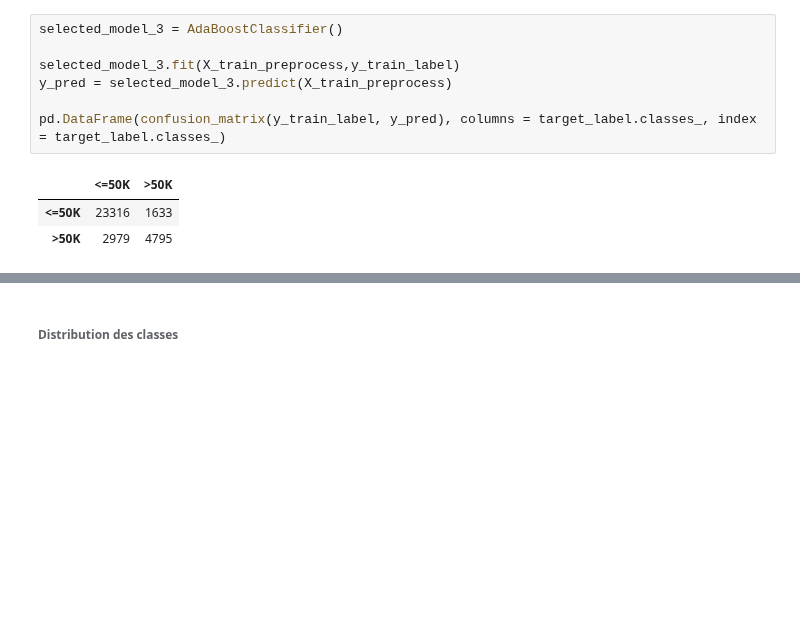
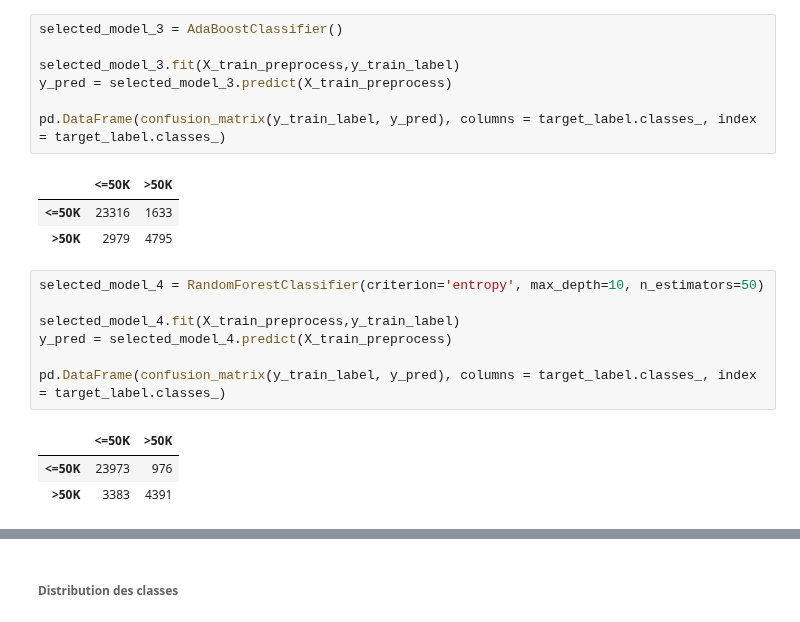
Before and after one commit to lguertin/INF8215, a Jupyter notebook: TP3/TP3_INF8215.ipynb, the cells around one changed output, grey strips where cells are left out. Drawn from its saved outputs; the diff is of its cells as text; blank space fills up the shorter version.

Commit message:
Trying other models

```diff
--- a/TP3/TP3_INF8215.ipynb
+++ b/TP3/TP3_INF8215.ipynb
@@ -1105,3 +1116,14 @@ pd.DataFrame(confusion_matrix(y_train_label, y_pred), columns = target_label.cla
 |  | <=50K | >50K |
 | <=50K | 23316 | 1633 |
 | >50K | 2979 | 4795 |
+# %%
+selected_model_4 = RandomForestClassifier(criterion='entropy', max_depth=10, n_estimators=50)
+
+selected_model_4.fit(X_train_preprocess,y_train_label)
+y_pred = selected_model_4.predict(X_train_preprocess)
+
+pd.DataFrame(confusion_matrix(y_train_label, y_pred), columns = target_label.classes_, index = target_label.classes_)
+# %% [output]
+|  | <=50K | >50K |
+| <=50K | 23973 | 976 |
+| >50K | 3383 | 4391 |
```
Also changed, not shown: parts of 8 cells of this notebook, 2 other files.
